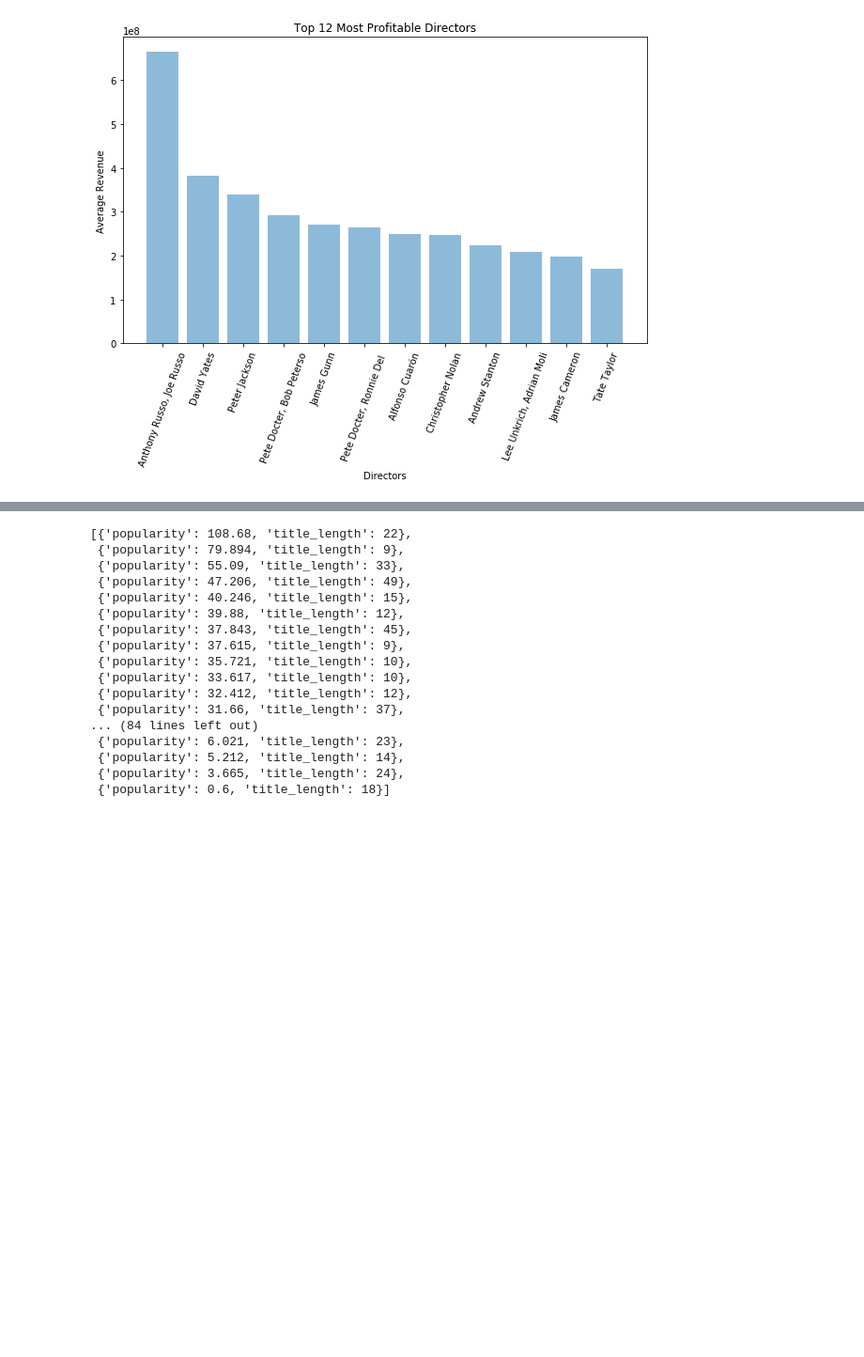
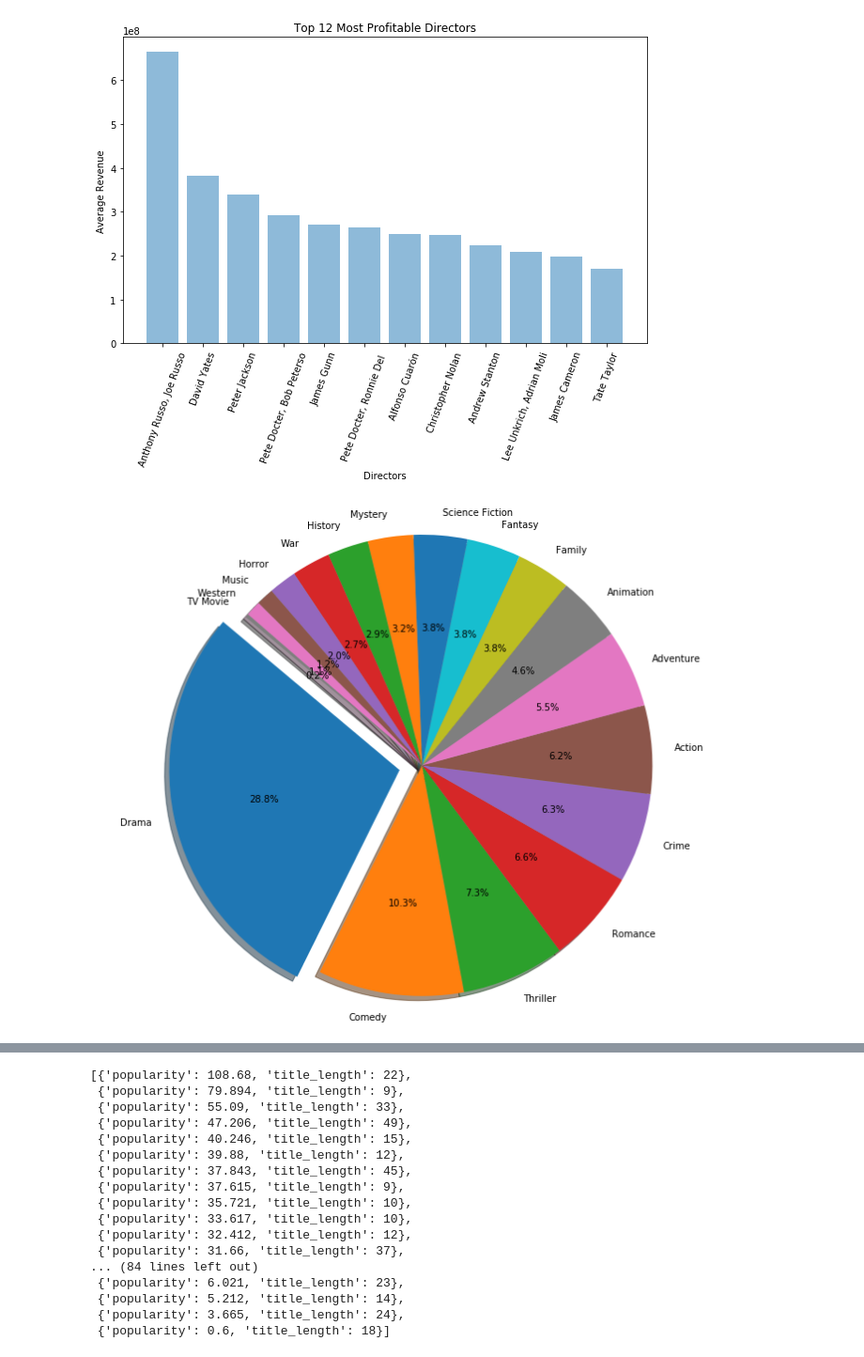
Before and after one commit to Rsaphra/Blockbusters_project, a Jupyter notebook: queries.ipynb, the cells around one changed output, grey strips where cells are left out. Shown at 94% size. Drawn from its saved outputs; the diff is of its cells as text; code cells hidden in the pictures; blank space fills up the shorter version.

```diff
--- a/queries.ipynb
+++ b/queries.ipynb
@@ -153,3 +153,15 @@ def get_movies_table():
         ORDER BY popularity DESC
         """
     return execute_query(q)
+# %%
+def get_genres_table():
+    q = """
+         SELECT genres.name,
+         COUNT(*) as number_of_movies
+         FROM genres
+         JOIN genre_instances
+         USING(genre_id)
+         GROUP BY genre_id
+         ORDER BY number_of_movies DESC;
+        """
+    return execute_query(q)
@@ -198,5 +243,28 @@ bar_chart(director, rev,
           'Top 12 Most Profitable Directors')
 # %% [output]
 [figure]
+# %%
+# genre pie chart
+genres_tupple = get_genres_table()
+genres = [item[0] for item in genres_tupple]
+num_of_movies = [item[1] for item in genres_tupple]
+
+def create_pie(labels, sizes):
+    """This function creates a pie chartsgive the labels and their sizes,"""
+    labels = labels
+    sizes = sizes
+    explode_size = len(labels)
+    zero_list = [0.1] + [0] * (explode_size-1)
+    explode = tuple(zero_list)  # cut the 1st slice
+    # Plot
+    plt.figure(figsize=(12,10))
+    plt.pie(sizes, explode=explode, labels=labels,
+    autopct='%1.1f%%', shadow=True, startangle=140)
+    plt.axis('equal')
+    plt.show()
+
+create_pie(genres, num_of_movies)
+# %% [output]
+[figure, added]
 # %%
 import numpy as np
```
Also changed, not shown: parts of 4 cells of this notebook, 1 other file.
